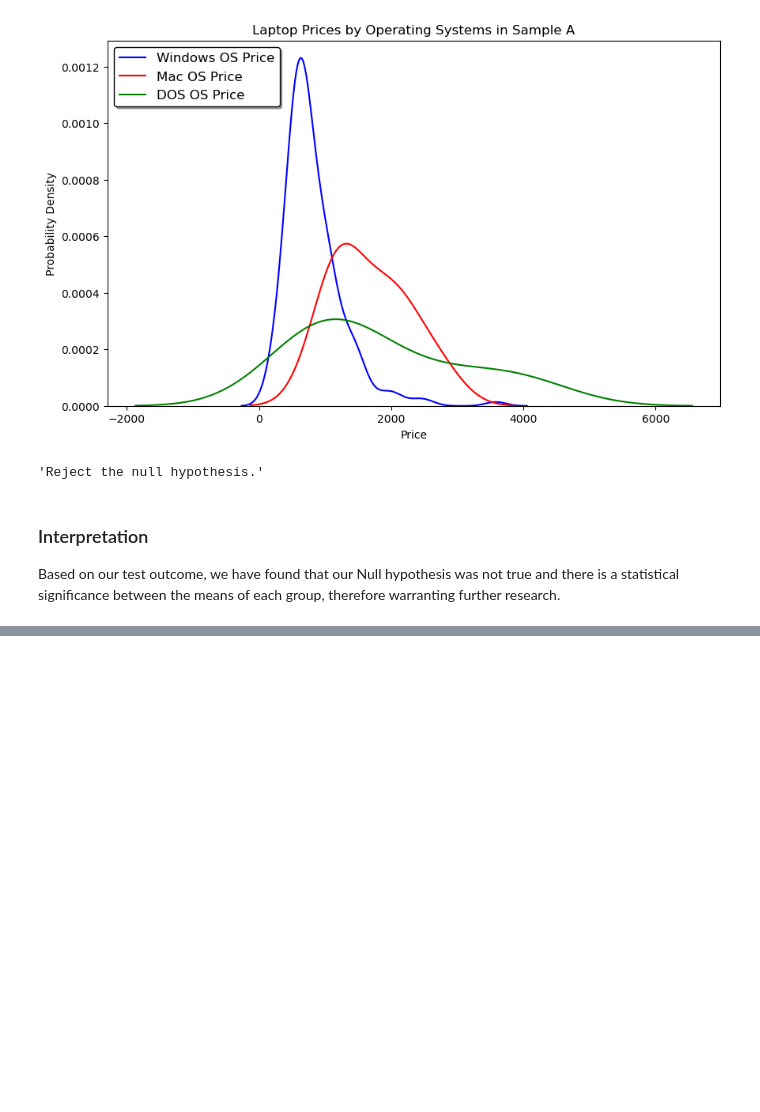
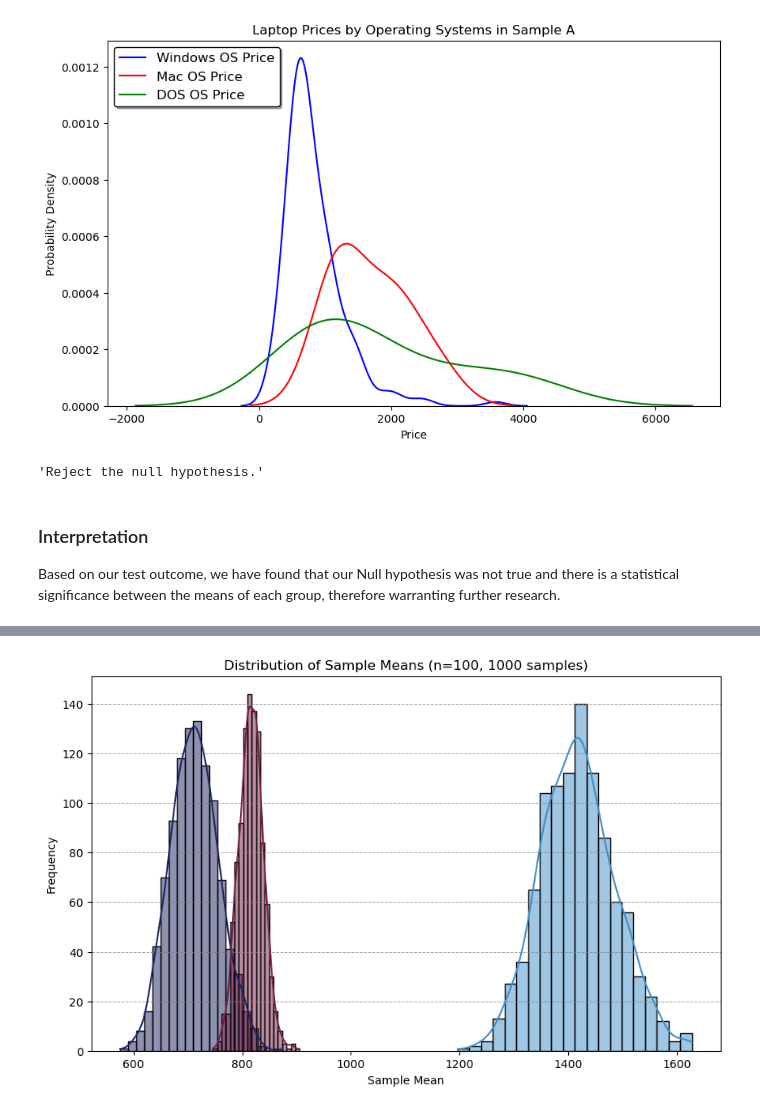
Before and after one commit to chrisheimbuch/laptops-specs-eda, a Jupyter notebook: Laptop Specs EDA.ipynb, the cells around one changed output, grey strips where cells are left out. Cells and saved outputs as stored; diff of their text form; code cells hidden in the pictures; blank space fills up the shorter version.

```diff
--- a/Laptop Specs EDA.ipynb
+++ b/Laptop Specs EDA.ipynb
@@ -704,0 +802,31 @@ clean_df
+# %%
+#Slice main DF by each RAM amount type and only include the USD value.
+gb4_data = clean_df[clean_df['ram_gb'] == "4 GB"]['latest_price_usd'].values
+gb8_data = clean_df[clean_df['ram_gb'] == "8 GB"]['latest_price_usd'].values
+gb16_data = clean_df[clean_df['ram_gb'] == "16 GB"]['latest_price_usd'].values
+
+# Parameters for sampling
+sample_size = 100
+num_samples = 1000
+
+# Generate sample means
+gb4_sample_means = generate_sample_means(gb4_data, sample_size, num_samples)
+gb8_sample_means = generate_sample_means(gb8_data, sample_size + 200, num_samples)
+gb16_sample_means = generate_sample_means(gb16_data, sample_size, num_samples)
+
+# Plot the distribution of sample means
+plt.figure(figsize=(10, 6))
+sns.histplot(gb4_sample_means, kde=True, color='#1E2761', bins=20)
+sns.histplot(gb8_sample_means, kde=True, color='#7A2048', alpha=0.5, bins=20)
+sns.histplot(gb16_sample_means, kde=True, color='#408EC6', bins=20)
+
+
+#Customize the plot and label axis.
+plt.title(f'Distribution of Sample Means (n={sample_size}, {num_samples} samples)')
+plt.xlabel('Sample Mean')
+plt.ylabel('Frequency')
+plt.grid(True, axis='y', linestyle='--', linewidth=0.7, color='gray', alpha=0.7, zorder=1)
+
+plt.show()
+# %% [output]
+[figure, added]
```
Also changed, not shown: parts of 23 cells of this notebook.
